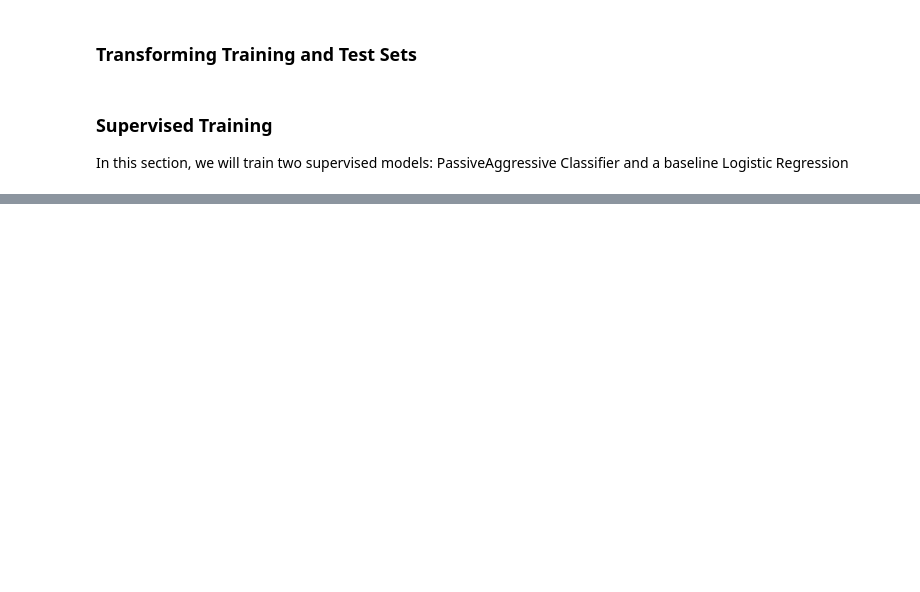
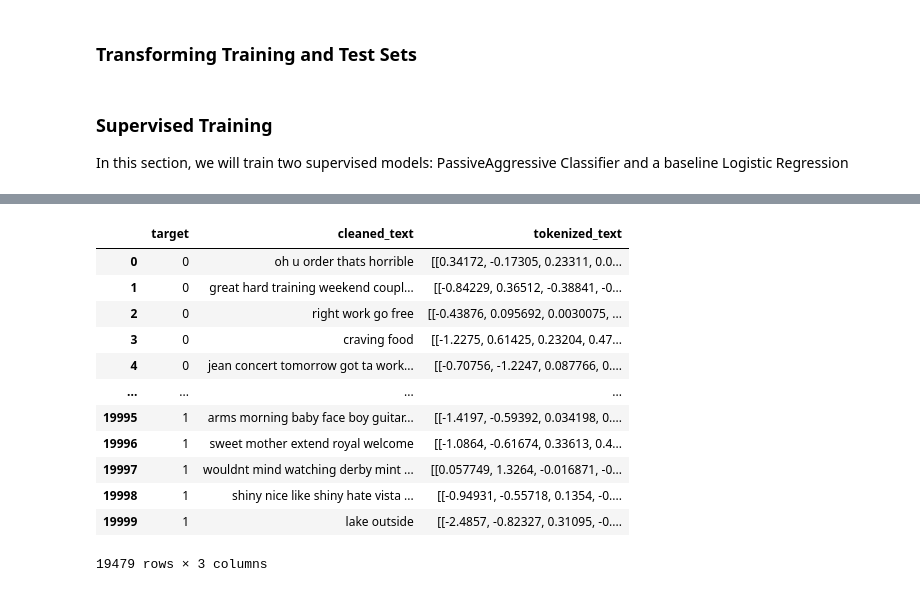
Before and after one commit to edologgerbird/context-capturing-clustering, a Jupyter notebook: final_project.ipynb, the cells around one changed output, grey strips where cells are left out. Saved outputs shown, nothing was run; the diff lists cells and outputs as text; code cells hidden in the pictures; blank space fills up the shorter version.

```diff
--- a/final_project.ipynb
+++ b/final_project.ipynb
@@ -796,0 +765,2 @@ combined_results
+# %%
+tweets = pd.read_csv('tweets.csv', index_col=0)
@@ -796,0 +783,24 @@ combined_results
+# %%
+model = api.load('glove-twitter-25')
+# %%
+# takes in a tweet and outputs a list of word embeddings for each word
+def get_embeddings(text):
+    return np.array([model[w] for w in text.split() if model.__contains__(w)])
+
+#When load in the csv file the tokenized_text
+tweets['tokenized_text'] = tweets['cleaned_text'].apply(get_embeddings)
+tweets
+# %% [output]
+|  | target | cleaned_text | tokenized_text |
+| 0 | 0 | oh u order thats horrible | [[0.34172, -0.17305, 0.23311, 0.0... |
+| 1 | 0 | great hard training weekend coupl... | [[-0.84229, 0.36512, -0.38841, -0... |
+| 2 | 0 | right work go free | [[-0.43876, 0.095692, 0.0030075, ... |
+| 3 | 0 | craving food | [[-1.2275, 0.61425, 0.23204, 0.47... |
+| 4 | 0 | jean concert tomorrow got ta work... | [[-0.70756, -1.2247, 0.087766, 0.... |
+| ... | ... | ... | ... |
+| 19995 | 1 | arms morning baby face boy guitar... | [[-1.4197, -0.59392, 0.034198, 0.... |
+| 19996 | 1 | sweet mother extend royal welcome | [[-1.0864, -0.61674, 0.33613, 0.4... |
+| 19997 | 1 | wouldnt mind watching derby mint ... | [[0.057749, 1.3264, -0.016871, -0... |
+| 19998 | 1 | shiny nice like shiny hate vista ... | [[-0.94931, -0.55718, 0.1354, -0.... |
+| 19999 | 1 | lake outside | [[-2.4857, -0.82327, 0.31095, -0.... |
+19479 rows × 3 columns
```
Also changed, not shown: parts of 24 cells of this notebook.
